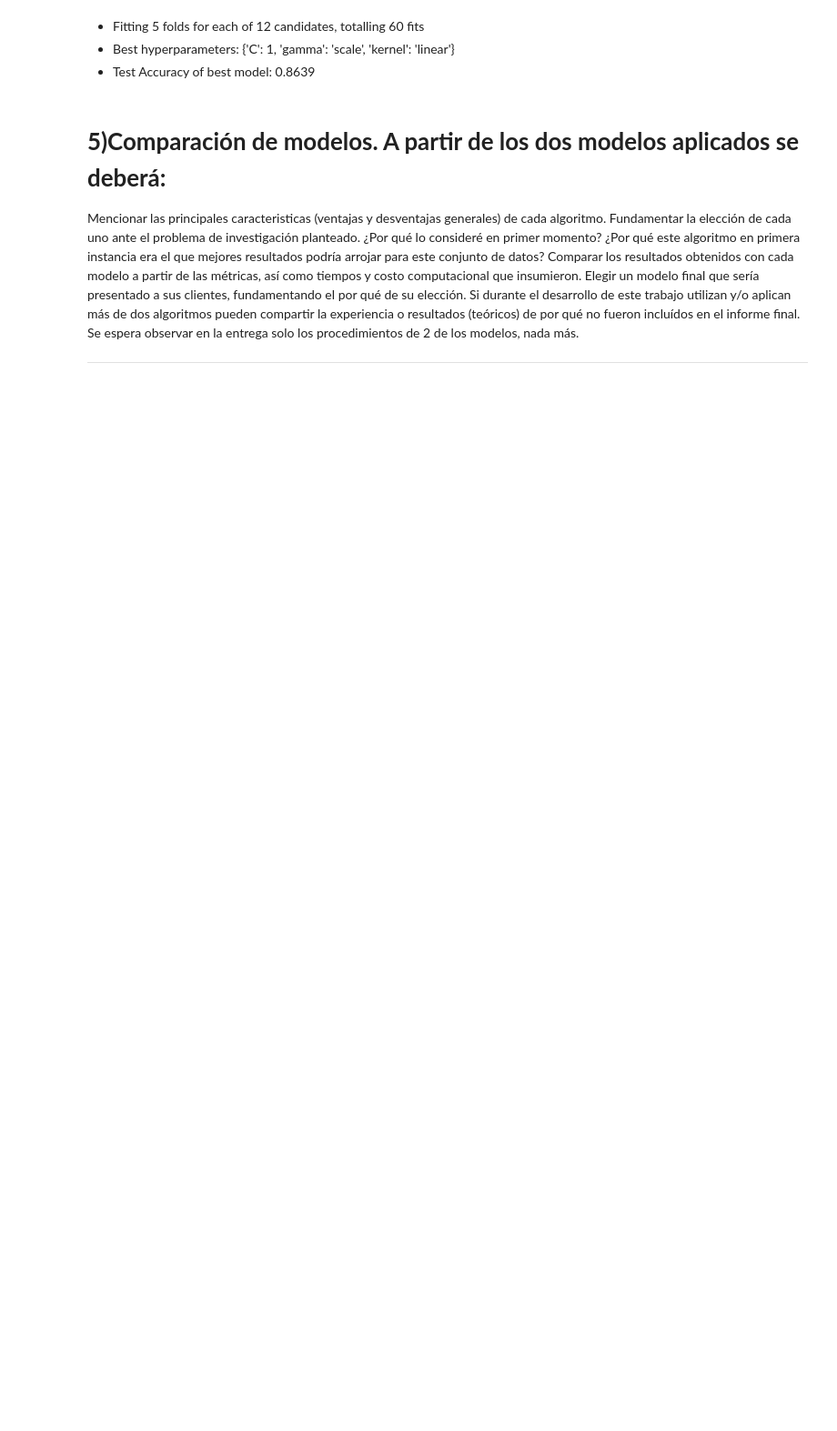
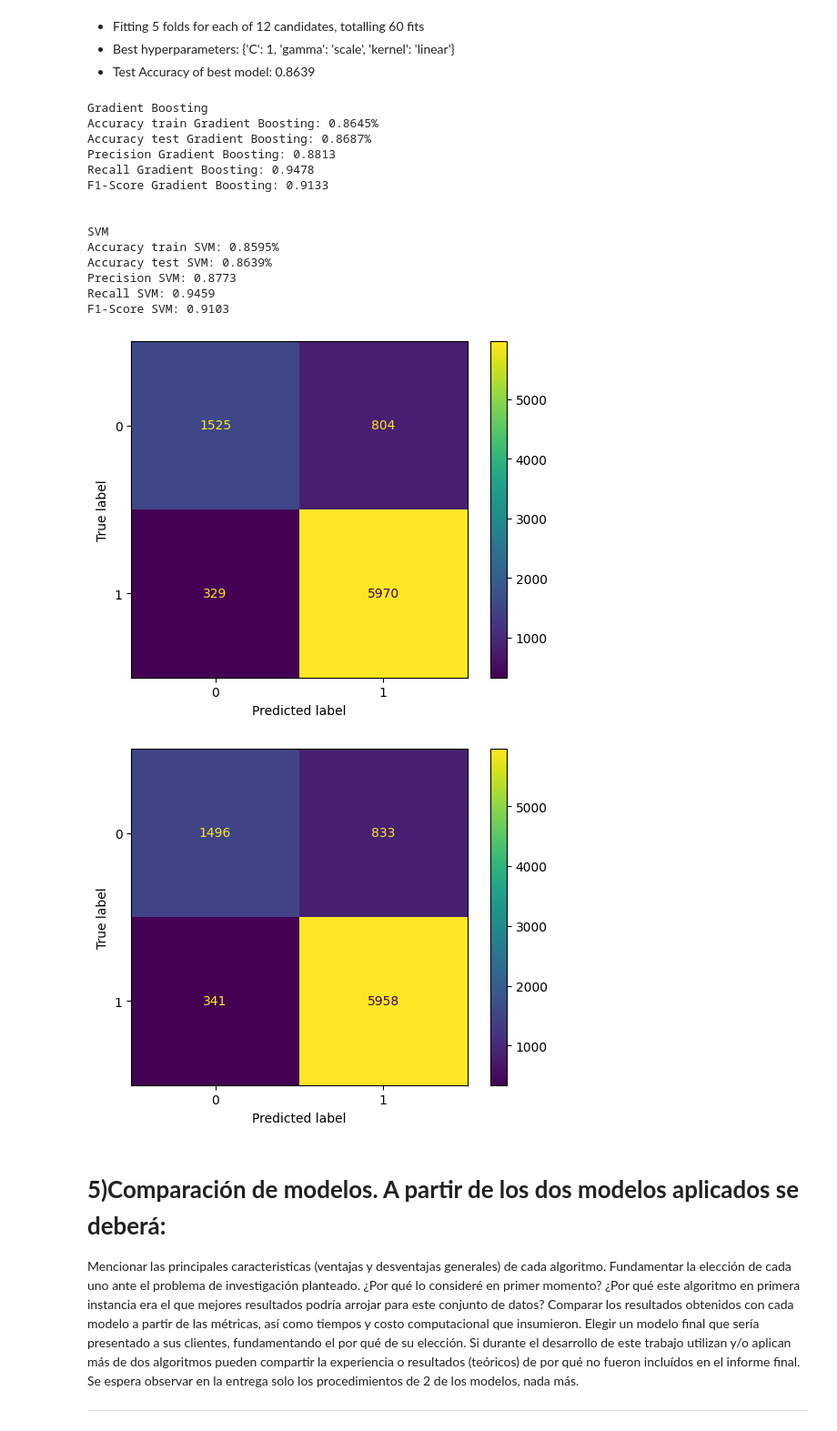
Before and after one commit to manufabregas/Dataset-Asistencia-a-turnos-m-dicos, a Jupyter notebook: TP 3/Grupo_2_TP_3.ipynb, the cells around one changed output. Shown at 91% size. Cells and saved outputs as stored; diff of their text form; code cells hidden in the pictures; blank space fills up the shorter version.

```diff
--- a/TP 3/Grupo_2_TP_3.ipynb
+++ b/TP 3/Grupo_2_TP_3.ipynb
@@ -222,8 +226,11 @@ clfs = [
     SVC(random_state=42)
 ]
 
-# Nombres de los clasificadores
+
 names = ['Decision Tree', 'Gradient Boosting', 'Random Forest', 'SVM']
+
+trained_models = []
+accuracy_models = []
 
 trained_models = []
 accuracy_models = []
@@ -232,18 +239,27 @@ for clf, name in zip(clfs, names):
     print(name)
     clf.fit(x_train, y_train)
 
-    # Evaluate on training data
+    # training data
     train_predictions = clf.predict(x_train)
     train_accuracy = accuracy_score(y_train, train_predictions)
     print(f"Accuracy train {name}: {train_accuracy:.4f}%")
 
-    # Evaluate on test data
+    # test data
     test_predictions = clf.predict(x_test)
     test_accuracy = accuracy_score(y_test, test_predictions)
+    precision = precision_score(y_test, test_predictions)
+    recall = recall_score(y_test, test_predictions)
+    f1 = f1_score(y_test, test_predictions)
+
     print(f"Accuracy test {name}: {test_accuracy:.4f}%")
+    print(f"Precision {name}: {precision:.4f}")
+    print(f"Recall {name}: {recall:.4f}")
+    print(f"F1-Score {name}: {f1:.4f}")
+    # Confusion Matrix
+    ConfusionMatrixDisplay.from_predictions(y_test, test_predictions)
     print('\n')
 
-    ConfusionMatrixDisplay.from_predictions(y_test, test_predictions)
+
 
     trained_models.append(clf)
     accuracy_models.append(test_accuracy * 100)
@@ -352,6 +361,66 @@ Test Accuracy of best model: 0.8639
 * Fitting 5 folds for each of 12 candidates, totalling 60 fits
 * Best hyperparameters: {'C': 1, 'gamma': 'scale', 'kernel': 'linear'}
 * Test Accuracy of best model: 0.8639
+# %%
+#Aplicamos random_state=42 para garantizar que los resultados sean siempre los mismos
+clfs = [
+    GradientBoostingClassifier(random_state=42, learning_rate=0.05, max_depth=3, n_estimators=200),
+    SVC(random_state=42, C=1, gamma='scale', kernel='linear')
+]
+
+
+names = [ 'Gradient Boosting', 'SVM']
+
+trained_models = []
+accuracy_models = []
+
+trained_models = []
+accuracy_models = []
+
+for clf, name in zip(clfs, names):
+    print(name)
+    clf.fit(x_train, y_train)
+
+    # training data
+    train_predictions = clf.predict(x_train)
+    train_accuracy = accuracy_score(y_train, train_predictions)
+    print(f"Accuracy train {name}: {train_accuracy:.4f}%")
+
+    # test data
+    test_predictions = clf.predict(x_test)
+    test_accuracy = accuracy_score(y_test, test_predictions)
+    precision = precision_score(y_test, test_predictions)
+    recall = recall_score(y_test, test_predictions)
+    f1 = f1_score(y_test, test_predictions)
+
+    print(f"Accuracy test {name}: {test_accuracy:.4f}%")
+    print(f"Precision {name}: {precision:.4f}")
+    print(f"Recall {name}: {recall:.4f}")
+    print(f"F1-Score {name}: {f1:.4f}")
+    # Confusion Matrix
+    ConfusionMatrixDisplay.from_predictions(y_test, test_predictions)
+    print('\n')
+
+
+
+    trained_models.append(clf)
+# %% [output]
+Gradient Boosting
+Accuracy train Gradient Boosting: 0.8645%
+Accuracy test Gradient Boosting: 0.8687%
+Precision Gradient Boosting: 0.8813
+Recall Gradient Boosting: 0.9478
+F1-Score Gradient Boosting: 0.9133
+
+
+SVM
+Accuracy train SVM: 0.8595%
+Accuracy test SVM: 0.8639%
+Precision SVM: 0.8773
+Recall SVM: 0.9459
+F1-Score SVM: 0.9103
+[figure, added]
+[figure, added]
 # %% [markdown]
 # **5)Comparación de modelos. A partir de los dos modelos aplicados se deberá:**
 Mencionar las principales caracteristicas (ventajas y desventajas generales) de cada algoritmo.
```
Also changed, not shown: parts of 12 cells of this notebook.
